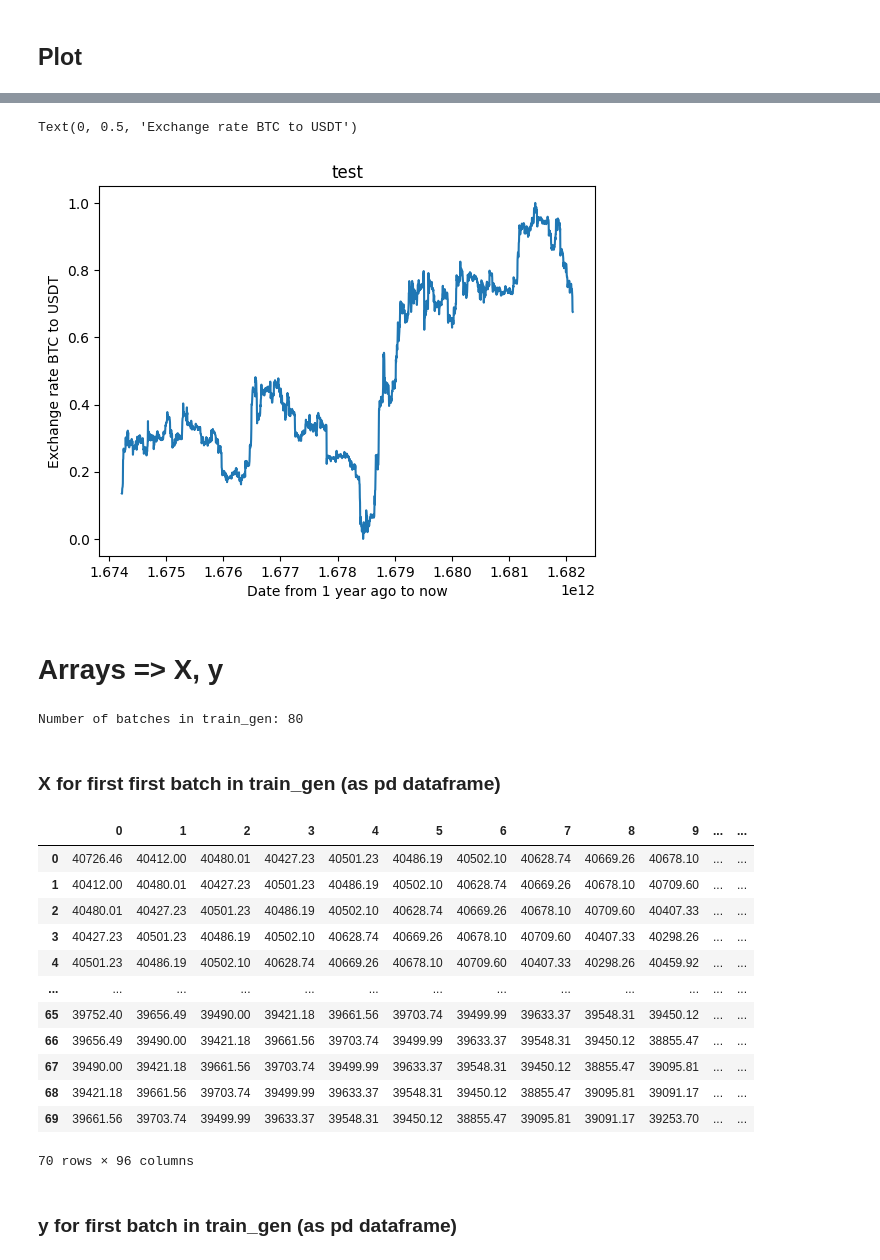
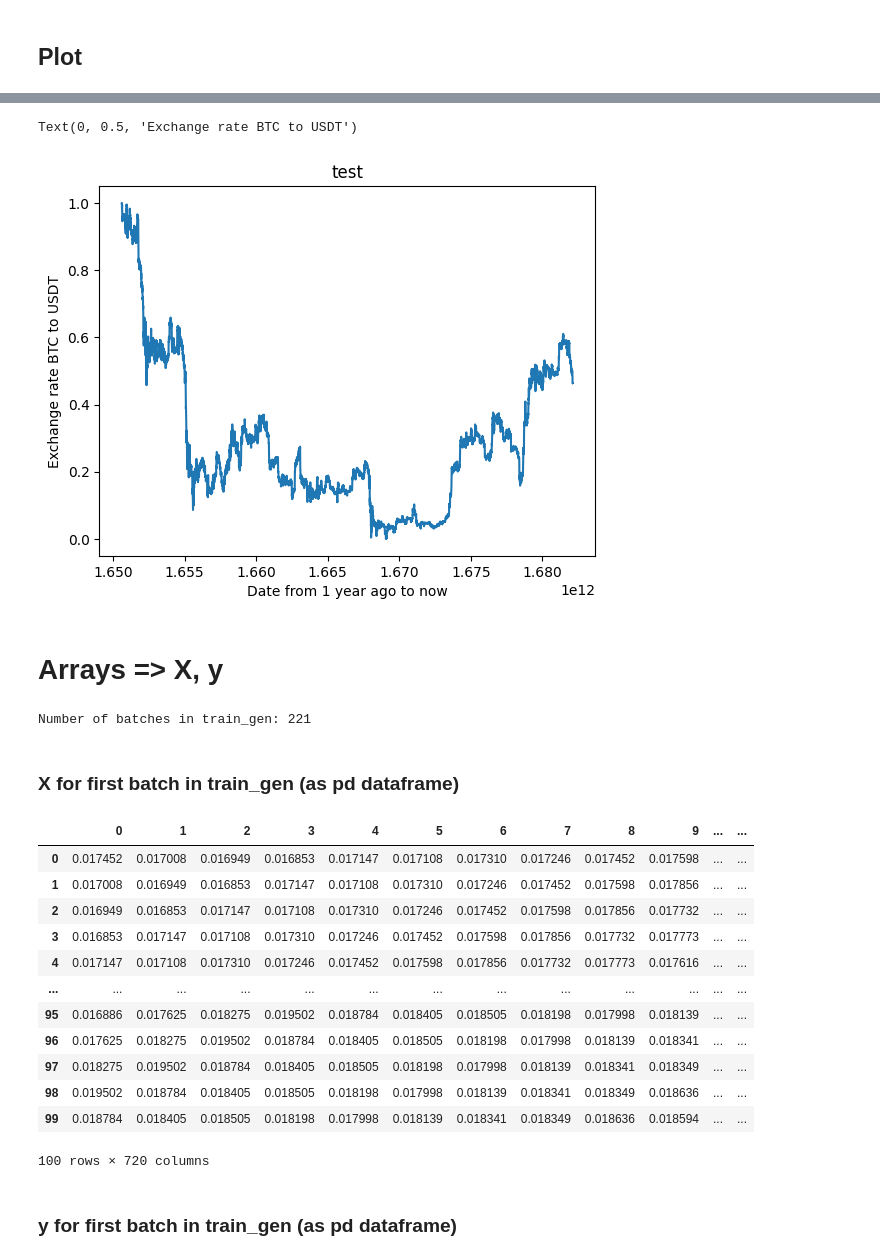
Before and after one commit to pozharskyE/binance-api-timeseries-forecasting-LSTM, a Jupyter notebook: main.ipynb, the cells around one changed output, grey strips where cells are left out. Cells and saved outputs as stored; diff of their text form; code cells hidden in the pictures.

Commit message:
added more data

```diff
--- a/main.ipynb
+++ b/main.ipynb
@@ -38,8 +38,8 @@ headers = {
     'X-MBX-APIKEY': api_key
 }
 
-# Get current date, one year ago
-start_time = int((time.time() - 31536000) * 1000) # 31536000 seconds = 1 year
+# Get current date, 4 years ago
+start_time = int((time.time() - 126230400) * 1000) # 126230400 seconds = 4 years
 end_time = int(time.time() * 1000)
 
 results = []
@@ -144,7 +144,10 @@ Name: open_price, Length: 8759, dtype: float64
 # %% [markdown]
 ## Split into training, validation and test
 # %%
-train, valid, test = np.split(df_prices, [int(len(df_prices) * 0.65), int(len(df_prices) * 0.75)])
+train_valid_border = 0.65
+valid_test_border = 0.75
+
+train, valid, test = np.split(df_prices, [int(len(df_prices) * train_valid_border), int(len(df_prices) * valid_test_border)])
 # %%
 len(train), len(valid), len(test)
 # %% [output]
@@ -170,41 +181,41 @@ Text(0, 0.5, 'Exchange rate BTC to USDT')
 # %%
-plt.plot(df_dates[int(len(df_prices) * 0.75):], test_norm)
+plt.plot(df_dates[int(len(df_prices) * valid_test_border):], test_norm)
 plt.title('test')
 plt.xlabel('Date from 1 year ago to now')
 plt.ylabel('Exchange rate BTC to USDT')
 # %% [output]
 Text(0, 0.5, 'Exchange rate BTC to USDT')
-[figure, old version]
+[figure, new version]
 # %% [markdown]
 # Arrays => X, y
 # %%
-look_back = 96 # x will be last 96 hours for each y
+look_back = 720 # x will be last 720 hours for each y
 
-train_gen = TimeseriesGenerator(train.to_numpy(), train.to_numpy(), length=look_back, batch_size=70)
-valid_gen = TimeseriesGenerator(valid.to_numpy(), valid.to_numpy(), length=look_back, batch_size=1)
-test_gen = TimeseriesGenerator(test.to_numpy(), test.to_numpy(), length=look_back, batch_size=1)
+train_gen = TimeseriesGenerator(train_norm, train_norm, length=look_back, batch_size=100)
+valid_gen = TimeseriesGenerator(valid_norm, valid_norm, length=look_back, batch_size=1)
+test_gen = TimeseriesGenerator(test_norm, test_norm, length=look_back, batch_size=1)
 
 print('Number of batches in train_gen:', train_gen.__len__())
 # %% [output]
-Number of batches in train_gen: 80
+Number of batches in train_gen: 221
 # %% [markdown]
-### X for first first batch in train_gen (as pd dataframe)
+### X for first batch in train_gen (as pd dataframe)
 # %%
-pd.DataFrame(train_gen.__getitem__(0)[0])
+pd.DataFrame(train_gen.__getitem__(0)[0][...,0])
 # %% [output]
 |  | 0 | 1 | 2 | 3 | 4 | 5 | 6 | 7 | 8 | 9 | ... | ... |
-| 0 | 40726.46 | 40412.00 | 40480.01 | 40427.23 | 40501.23 | 40486.19 | 40502.10 | 40628.74 | 40669.26 | 40678.10 | ... | ... |
-| 1 | 40412.00 | 40480.01 | 40427.23 | 40501.23 | 40486.19 | 40502.10 | 40628.74 | 40669.26 | 40678.10 | 40709.60 | ... | ... |
-| 2 | 40480.01 | 40427.23 | 40501.23 | 40486.19 | 40502.10 | 40628.74 | 40669.26 | 40678.10 | 40709.60 | 40407.33 | ... | ... |
-| 3 | 40427.23 | 40501.23 | 40486.19 | 40502.10 | 40628.74 | 40669.26 | 40678.10 | 40709.60 | 40407.33 | 40298.26 | ... | ... |
-| 4 | 40501.23 | 40486.19 | 40502.10 | 40628.74 | 40669.26 | 40678.10 | 40709.60 | 40407.33 | 40298.26 | 40459.92 | ... | ... |
+| 0 | 0.017452 | 0.017008 | 0.016949 | 0.016853 | 0.017147 | 0.017108 | 0.017310 | 0.017246 | 0.017452 | 0.017598 | ... | ... |
+| 1 | 0.017008 | 0.016949 | 0.016853 | 0.017147 | 0.017108 | 0.017310 | 0.017246 | 0.017452 | 0.017598 | 0.017856 | ... | ... |
+| 2 | 0.016949 | 0.016853 | 0.017147 | 0.017108 | 0.017310 | 0.017246 | 0.017452 | 0.017598 | 0.017856 | 0.017732 | ... | ... |
+| 3 | 0.016853 | 0.017147 | 0.017108 | 0.017310 | 0.017246 | 0.017452 | 0.017598 | 0.017856 | 0.017732 | 0.017773 | ... | ... |
+| 4 | 0.017147 | 0.017108 | 0.017310 | 0.017246 | 0.017452 | 0.017598 | 0.017856 | 0.017732 | 0.017773 | 0.017616 | ... | ... |
 | ... | ... | ... | ... | ... | ... | ... | ... | ... | ... | ... | ... | ... |
-| 65 | 39752.40 | 39656.49 | 39490.00 | 39421.18 | 39661.56 | 39703.74 | 39499.99 | 39633.37 | 39548.31 | 39450.12 | ... | ... |
-| 66 | 39656.49 | 39490.00 | 39421.18 | 39661.56 | 39703.74 | 39499.99 | 39633.37 | 39548.31 | 39450.12 | 38855.47 | ... | ... |
-| 67 | 39490.00 | 39421.18 | 39661.56 | 39703.74 | 39499.99 | 39633.37 | 39548.31 | 39450.12 | 38855.47 | 39095.81 | ... | ... |
-| 68 | 39421.18 | 39661.56 | 39703.74 | 39499.99 | 39633.37 | 39548.31 | 39450.12 | 38855.47 | 39095.81 | 39091.17 | ... | ... |
-| 69 | 39661.56 | 39703.74 | 39499.99 | 39633.37 | 39548.31 | 39450.12 | 38855.47 | 39095.81 | 39091.17 | 39253.70 | ... | ... |
+| 95 | 0.016886 | 0.017625 | 0.018275 | 0.019502 | 0.018784 | 0.018405 | 0.018505 | 0.018198 | 0.017998 | 0.018139 | ... | ... |
+| 96 | 0.017625 | 0.018275 | 0.019502 | 0.018784 | 0.018405 | 0.018505 | 0.018198 | 0.017998 | 0.018139 | 0.018341 | ... | ... |
+| 97 | 0.018275 | 0.019502 | 0.018784 | 0.018405 | 0.018505 | 0.018198 | 0.017998 | 0.018139 | 0.018341 | 0.018349 | ... | ... |
+| 98 | 0.019502 | 0.018784 | 0.018405 | 0.018505 | 0.018198 | 0.017998 | 0.018139 | 0.018341 | 0.018349 | 0.018636 | ... | ... |
+| 99 | 0.018784 | 0.018405 | 0.018505 | 0.018198 | 0.017998 | 0.018139 | 0.018341 | 0.018349 | 0.018636 | 0.018594 | ... | ... |
-70 rows × 96 columns
+100 rows × 720 columns
 # %% [markdown]
 ### y for first batch in train_gen (as pd dataframe)
 # %%
```
Also changed, not shown: parts of 10 cells of this notebook, 1 other file.
